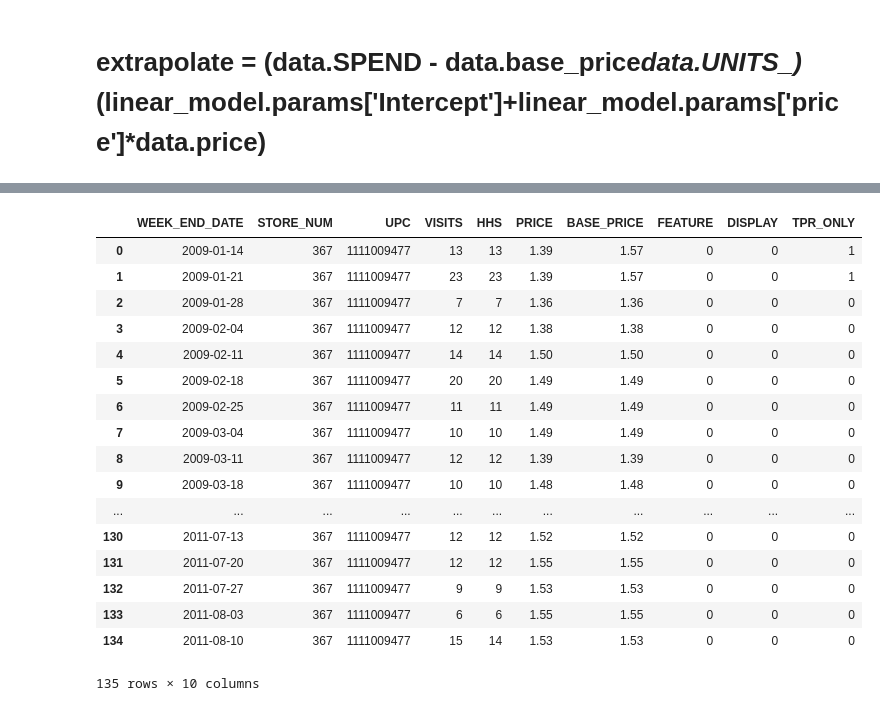
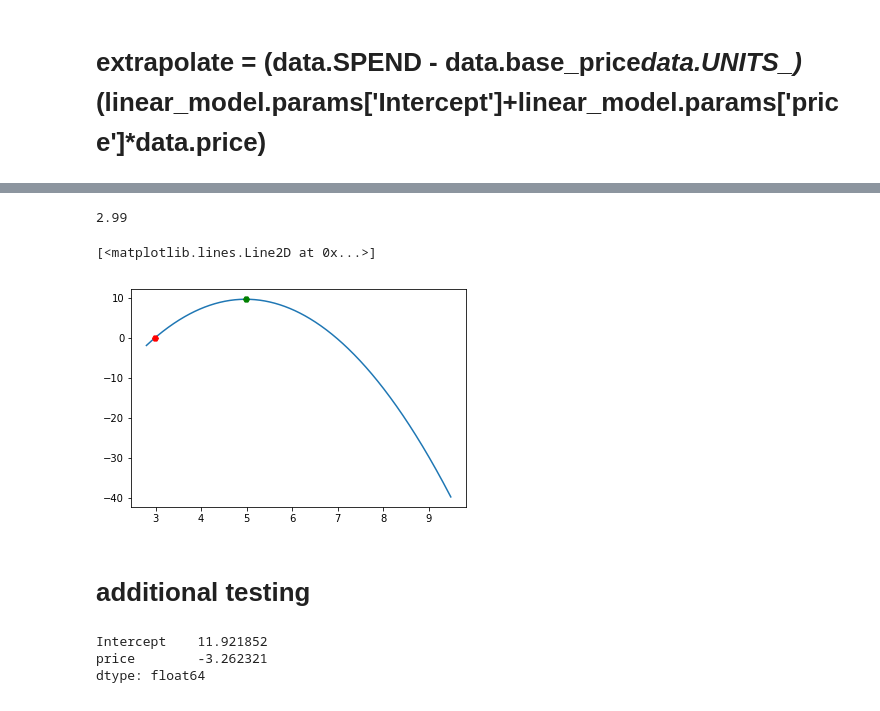
Before and after one commit to olksndrmarchenko/gal_test, a Jupyter notebook: Data overview.ipynb, the cells around one changed output, grey strips where cells are left out. Drawn from its saved outputs; the diff is of its cells as text; code cells hidden in the pictures.

Commit message:
additional improvements

```diff
--- a/Data overview.ipynb
+++ b/Data overview.ipynb
@@ -245,21 +120,0 @@ xgb.train(X_train, )
-# %%
-X_train
-# %% [output]
-|  | WEEK_END_DATE | STORE_NUM | UPC | VISITS | HHS | PRICE | BASE_PRICE | FEATURE | DISPLAY | TPR_ONLY |
-| 0 | 2009-01-14 | 367 | 1111009477 | 13 | 13 | 1.39 | 1.57 | 0 | 0 | 1 |
-| 1 | 2009-01-21 | 367 | 1111009477 | 23 | 23 | 1.39 | 1.57 | 0 | 0 | 1 |
-| 2 | 2009-01-28 | 367 | 1111009477 | 7 | 7 | 1.36 | 1.36 | 0 | 0 | 0 |
-| 3 | 2009-02-04 | 367 | 1111009477 | 12 | 12 | 1.38 | 1.38 | 0 | 0 | 0 |
-| 4 | 2009-02-11 | 367 | 1111009477 | 14 | 14 | 1.50 | 1.50 | 0 | 0 | 0 |
-| 5 | 2009-02-18 | 367 | 1111009477 | 20 | 20 | 1.49 | 1.49 | 0 | 0 | 0 |
-| 6 | 2009-02-25 | 367 | 1111009477 | 11 | 11 | 1.49 | 1.49 | 0 | 0 | 0 |
-| 7 | 2009-03-04 | 367 | 1111009477 | 10 | 10 | 1.49 | 1.49 | 0 | 0 | 0 |
-| 8 | 2009-03-11 | 367 | 1111009477 | 12 | 12 | 1.39 | 1.39 | 0 | 0 | 0 |
-| 9 | 2009-03-18 | 367 | 1111009477 | 10 | 10 | 1.48 | 1.48 | 0 | 0 | 0 |
-| ... | ... | ... | ... | ... | ... | ... | ... | ... | ... | ... |
-| 130 | 2011-07-13 | 367 | 1111009477 | 12 | 12 | 1.52 | 1.52 | 0 | 0 | 0 |
-| 131 | 2011-07-20 | 367 | 1111009477 | 12 | 12 | 1.55 | 1.55 | 0 | 0 | 0 |
-| 132 | 2011-07-27 | 367 | 1111009477 | 9 | 9 | 1.53 | 1.53 | 0 | 0 | 0 |
-| 133 | 2011-08-03 | 367 | 1111009477 | 6 | 6 | 1.55 | 1.55 | 0 | 0 | 0 |
-| 134 | 2011-08-10 | 367 | 1111009477 | 15 | 14 | 1.53 | 1.53 | 0 | 0 | 0 |
-135 rows × 10 columns
@@ -265,0 +132,6 @@ X_train
+# %%
+current_price = data.price.iloc[-1]
+# %%
+current_price
+# %% [output]
+2.99
@@ -265,0 +144,10 @@ X_train
+# %%
+plt.plot(x,y)
+
+plt.plot(x[np.array(y).argmax(axis=0)], np.array(y).max(), 'g H')
+plt.plot(current_price, (current_price - actual_base_price)*(linear_model.params['Intercept']+linear_model.params['price']*current_price), 'r H')
+# %% [output]
+[<matplotlib.lines.Line2D at 0x...>]
+[figure, added]
+# %% [markdown]
+# additional testing
@@ -265,0 +156,8 @@ X_train
+# %%
+linear_model = ols("UNITS ~ price", data=data).fit()
+
+linear_model.params
+# %% [output]
+Intercept    11.921852
+price        -3.262321
+dtype: float64
```
Also changed, not shown: parts of 68 cells of this notebook, 1 other file.
